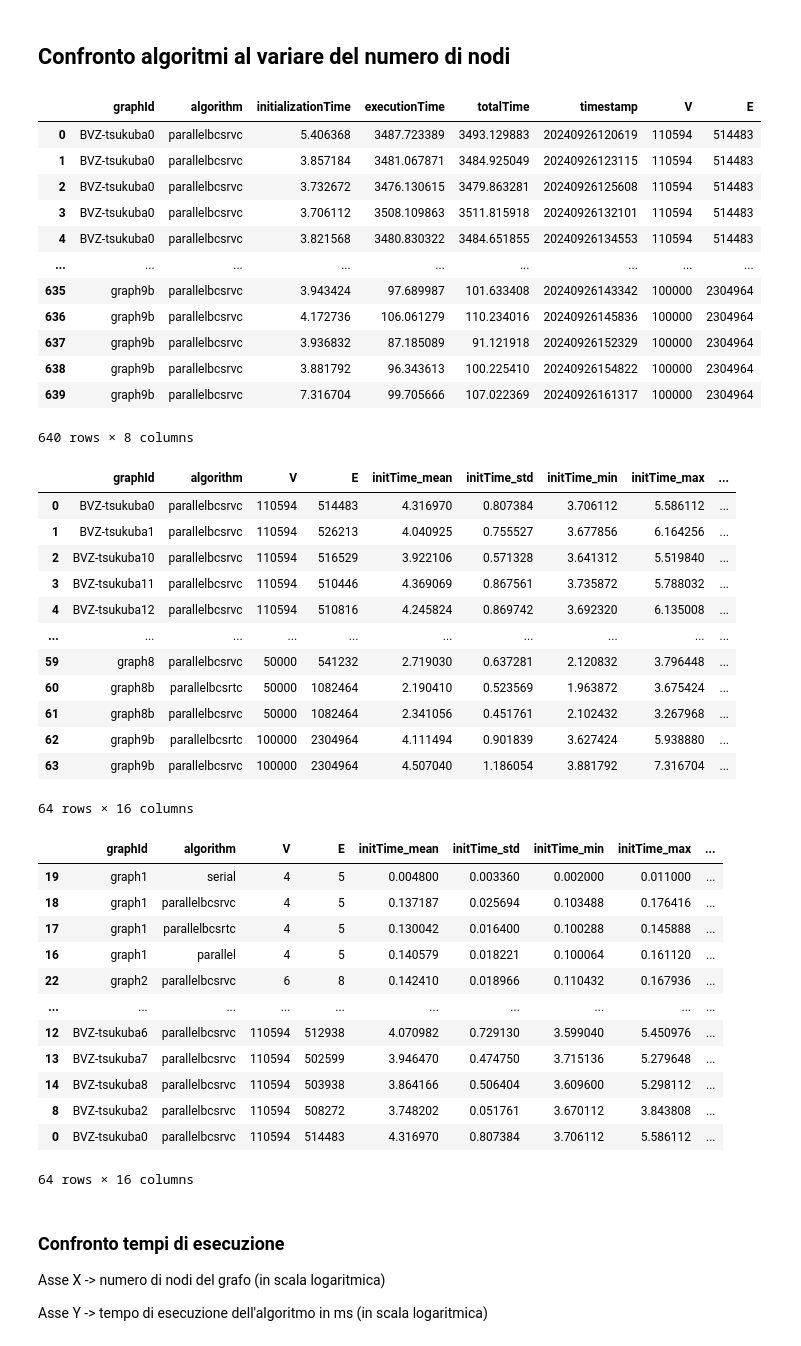
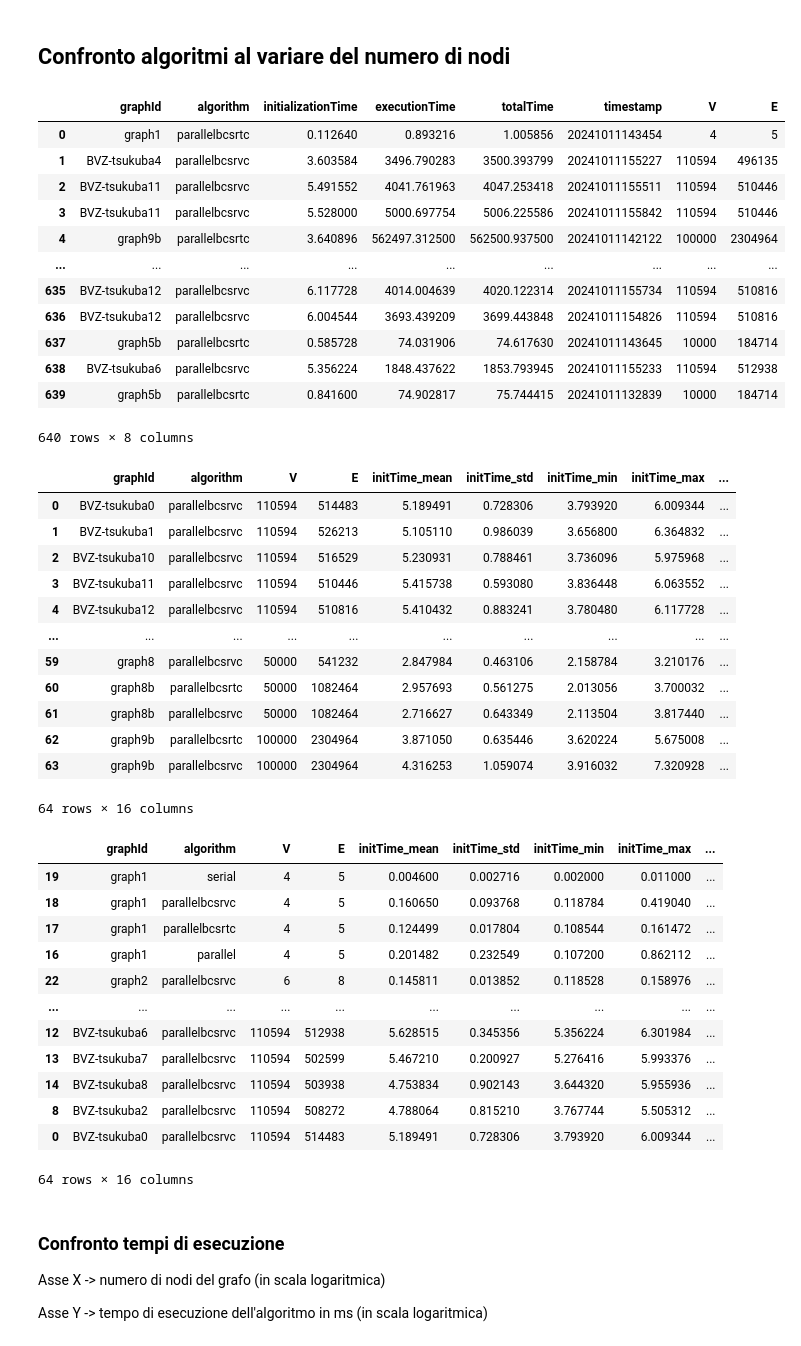
Before and after one commit to Daniele974/GraphCuts_CUDA, a Jupyter notebook: result_analysis_new.ipynb, the cells around one changed output. Saved outputs shown, nothing was run; the diff lists cells and outputs as text; code cells hidden in the pictures.

```diff
--- a/result_analysis_new.ipynb
+++ b/result_analysis_new.ipynb
@@ -5,44 +5,44 @@
 # %%
 import json
 import matplotlib.pyplot as plt
 import glob
 import pandas as pd
 import os
 import numpy as np
 import math
 
-results_path = './results/session7/'
+results_path = './results/session9/'
 files = glob.glob(results_path + '*.json')
 results = []
 
 for file in files:
     with open(file) as f:
         filename = os.path.basename(file)
         splitted_filename = filename.split('_')
         graph = splitted_filename[0]
         algorithm = splitted_filename[1]
         timestamp = splitted_filename[3].split('.')[0] if len(splitted_filename) > 3 else ''
         content = json.load(f)
         content['graphId'] = graph
         content['algorithm'] = algorithm
         content['timestamp'] = timestamp
         results.append(content)
 
 results = pd.DataFrame(results, columns=['graphId', 'algorithm', 'initializationTime', 'executionTime', 'totalTime', 'timestamp','V','E'])
 results
 # %% [output]
 |  | graphId | algorithm | initializationTime | executionTime | totalTime | timestamp | V | E |
-| 0 | BVZ-tsukuba0 | parallelbcsrvc | 5.406368 | 3487.723389 | 3493.129883 | 20240926120619 | 110594 | 514483 |
-| 1 | BVZ-tsukuba0 | parallelbcsrvc | 3.857184 | 3481.067871 | 3484.925049 | 20240926123115 | 110594 | 514483 |
-| 2 | BVZ-tsukuba0 | parallelbcsrvc | 3.732672 | 3476.130615 | 3479.863281 | 20240926125608 | 110594 | 514483 |
-| 3 | BVZ-tsukuba0 | parallelbcsrvc | 3.706112 | 3508.109863 | 3511.815918 | 20240926132101 | 110594 | 514483 |
-| 4 | BVZ-tsukuba0 | parallelbcsrvc | 3.821568 | 3480.830322 | 3484.651855 | 20240926134553 | 110594 | 514483 |
+| 0 | graph1 | parallelbcsrtc | 0.112640 | 0.893216 | 1.005856 | 20241011143454 | 4 | 5 |
+| 1 | BVZ-tsukuba4 | parallelbcsrvc | 3.603584 | 3496.790283 | 3500.393799 | 20241011155227 | 110594 | 496135 |
+| 2 | BVZ-tsukuba11 | parallelbcsrvc | 5.491552 | 4041.761963 | 4047.253418 | 20241011155511 | 110594 | 510446 |
+| 3 | BVZ-tsukuba11 | parallelbcsrvc | 5.528000 | 5000.697754 | 5006.225586 | 20241011155842 | 110594 | 510446 |
+| 4 | graph9b | parallelbcsrtc | 3.640896 | 562497.312500 | 562500.937500 | 20241011142122 | 100000 | 2304964 |
 | ... | ... | ... | ... | ... | ... | ... | ... | ... |
-| 635 | graph9b | parallelbcsrvc | 3.943424 | 97.689987 | 101.633408 | 20240926143342 | 100000 | 2304964 |
-| 636 | graph9b | parallelbcsrvc | 4.172736 | 106.061279 | 110.234016 | 20240926145836 | 100000 | 2304964 |
-| 637 | graph9b | parallelbcsrvc | 3.936832 | 87.185089 | 91.121918 | 20240926152329 | 100000 | 2304964 |
-| 638 | graph9b | parallelbcsrvc | 3.881792 | 96.343613 | 100.225410 | 20240926154822 | 100000 | 2304964 |
-| 639 | graph9b | parallelbcsrvc | 7.316704 | 99.705666 | 107.022369 | 20240926161317 | 100000 | 2304964 |
+| 635 | BVZ-tsukuba12 | parallelbcsrvc | 6.117728 | 4014.004639 | 4020.122314 | 20241011155734 | 110594 | 510816 |
+| 636 | BVZ-tsukuba12 | parallelbcsrvc | 6.004544 | 3693.439209 | 3699.443848 | 20241011154826 | 110594 | 510816 |
+| 637 | graph5b | parallelbcsrtc | 0.585728 | 74.031906 | 74.617630 | 20241011143645 | 10000 | 184714 |
+| 638 | BVZ-tsukuba6 | parallelbcsrvc | 5.356224 | 1848.437622 | 1853.793945 | 20241011155233 | 110594 | 512938 |
+| 639 | graph5b | parallelbcsrtc | 0.841600 | 74.902817 | 75.744415 | 20241011132839 | 10000 | 184714 |
 640 rows × 8 columns
 # %%
 # Aggregazione dei risultati (media, deviazione standard, minimo e massimo dei tempi)
@@ -51,17 +51,17 @@ agg_results.columns = ['graphId', 'algorithm', 'V', 'E', 'initTime_mean', 'initT
 agg_results
 # %% [output]
 |  | graphId | algorithm | V | E | initTime_mean | initTime_std | initTime_min | initTime_max | ... |
-| 0 | BVZ-tsukuba0 | parallelbcsrvc | 110594 | 514483 | 4.316970 | 0.807384 | 3.706112 | 5.586112 | ... |
-| 1 | BVZ-tsukuba1 | parallelbcsrvc | 110594 | 526213 | 4.040925 | 0.755527 | 3.677856 | 6.164256 | ... |
-| 2 | BVZ-tsukuba10 | parallelbcsrvc | 110594 | 516529 | 3.922106 | 0.571328 | 3.641312 | 5.519840 | ... |
-| 3 | BVZ-tsukuba11 | parallelbcsrvc | 110594 | 510446 | 4.369069 | 0.867561 | 3.735872 | 5.788032 | ... |
-| 4 | BVZ-tsukuba12 | parallelbcsrvc | 110594 | 510816 | 4.245824 | 0.869742 | 3.692320 | 6.135008 | ... |
+| 0 | BVZ-tsukuba0 | parallelbcsrvc | 110594 | 514483 | 5.189491 | 0.728306 | 3.793920 | 6.009344 | ... |
+| 1 | BVZ-tsukuba1 | parallelbcsrvc | 110594 | 526213 | 5.105110 | 0.986039 | 3.656800 | 6.364832 | ... |
+| 2 | BVZ-tsukuba10 | parallelbcsrvc | 110594 | 516529 | 5.230931 | 0.788461 | 3.736096 | 5.975968 | ... |
+| 3 | BVZ-tsukuba11 | parallelbcsrvc | 110594 | 510446 | 5.415738 | 0.593080 | 3.836448 | 6.063552 | ... |
+| 4 | BVZ-tsukuba12 | parallelbcsrvc | 110594 | 510816 | 5.410432 | 0.883241 | 3.780480 | 6.117728 | ... |
 | ... | ... | ... | ... | ... | ... | ... | ... | ... | ... |
-| 59 | graph8 | parallelbcsrvc | 50000 | 541232 | 2.719030 | 0.637281 | 2.120832 | 3.796448 | ... |
-| 60 | graph8b | parallelbcsrtc | 50000 | 1082464 | 2.190410 | 0.523569 | 1.963872 | 3.675424 | ... |
-| 61 | graph8b | parallelbcsrvc | 50000 | 1082464 | 2.341056 | 0.451761 | 2.102432 | 3.267968 | ... |
-| 62 | graph9b | parallelbcsrtc | 100000 | 2304964 | 4.111494 | 0.901839 | 3.627424 | 5.938880 | ... |
-| 63 | graph9b | parallelbcsrvc | 100000 | 2304964 | 4.507040 | 1.186054 | 3.881792 | 7.316704 | ... |
+| 59 | graph8 | parallelbcsrvc | 50000 | 541232 | 2.847984 | 0.463106 | 2.158784 | 3.210176 | ... |
+| 60 | graph8b | parallelbcsrtc | 50000 | 1082464 | 2.957693 | 0.561275 | 2.013056 | 3.700032 | ... |
+| 61 | graph8b | parallelbcsrvc | 50000 | 1082464 | 2.716627 | 0.643349 | 2.113504 | 3.817440 | ... |
+| 62 | graph9b | parallelbcsrtc | 100000 | 2304964 | 3.871050 | 0.635446 | 3.620224 | 5.675008 | ... |
+| 63 | graph9b | parallelbcsrvc | 100000 | 2304964 | 4.316253 | 1.059074 | 3.916032 | 7.320928 | ... |
 64 rows × 16 columns
 # %%
 # Ordinamento dei risultati in base al numero di nodi
@@ -69,17 +69,17 @@ agg_results = agg_results.sort_values(by=['V'])
 agg_results
 # %% [output]
 |  | graphId | algorithm | V | E | initTime_mean | initTime_std | initTime_min | initTime_max | ... |
-| 19 | graph1 | serial | 4 | 5 | 0.004800 | 0.003360 | 0.002000 | 0.011000 | ... |
-| 18 | graph1 | parallelbcsrvc | 4 | 5 | 0.137187 | 0.025694 | 0.103488 | 0.176416 | ... |
-| 17 | graph1 | parallelbcsrtc | 4 | 5 | 0.130042 | 0.016400 | 0.100288 | 0.145888 | ... |
-| 16 | graph1 | parallel | 4 | 5 | 0.140579 | 0.018221 | 0.100064 | 0.161120 | ... |
-| 22 | graph2 | parallelbcsrvc | 6 | 8 | 0.142410 | 0.018966 | 0.110432 | 0.167936 | ... |
+| 19 | graph1 | serial | 4 | 5 | 0.004600 | 0.002716 | 0.002000 | 0.011000 | ... |
+| 18 | graph1 | parallelbcsrvc | 4 | 5 | 0.160650 | 0.093768 | 0.118784 | 0.419040 | ... |
+| 17 | graph1 | parallelbcsrtc | 4 | 5 | 0.124499 | 0.017804 | 0.108544 | 0.161472 | ... |
+| 16 | graph1 | parallel | 4 | 5 | 0.201482 | 0.232549 | 0.107200 | 0.862112 | ... |
+| 22 | graph2 | parallelbcsrvc | 6 | 8 | 0.145811 | 0.013852 | 0.118528 | 0.158976 | ... |
 | ... | ... | ... | ... | ... | ... | ... | ... | ... | ... |
-| 12 | BVZ-tsukuba6 | parallelbcsrvc | 110594 | 512938 | 4.070982 | 0.729130 | 3.599040 | 5.450976 | ... |
-| 13 | BVZ-tsukuba7 | parallelbcsrvc | 110594 | 502599 | 3.946470 | 0.474750 | 3.715136 | 5.279648 | ... |
-| 14 | BVZ-tsukuba8 | parallelbcsrvc | 110594 | 503938 | 3.864166 | 0.506404 | 3.609600 | 5.298112 | ... |
-| 8 | BVZ-tsukuba2 | parallelbcsrvc | 110594 | 508272 | 3.748202 | 0.051761 | 3.670112 | 3.843808 | ... |
-| 0 | BVZ-tsukuba0 | parallelbcsrvc | 110594 | 514483 | 4.316970 | 0.807384 | 3.706112 | 5.586112 | ... |
+| 12 | BVZ-tsukuba6 | parallelbcsrvc | 110594 | 512938 | 5.628515 | 0.345356 | 5.356224 | 6.301984 | ... |
+| 13 | BVZ-tsukuba7 | parallelbcsrvc | 110594 | 502599 | 5.467210 | 0.200927 | 5.276416 | 5.993376 | ... |
+| 14 | BVZ-tsukuba8 | parallelbcsrvc | 110594 | 503938 | 4.753834 | 0.902143 | 3.644320 | 5.955936 | ... |
+| 8 | BVZ-tsukuba2 | parallelbcsrvc | 110594 | 508272 | 4.788064 | 0.815210 | 3.767744 | 5.505312 | ... |
+| 0 | BVZ-tsukuba0 | parallelbcsrvc | 110594 | 514483 | 5.189491 | 0.728306 | 3.793920 | 6.009344 | ... |
 64 rows × 16 columns
 # %% [markdown]
 ### Confronto tempi di esecuzione
```
Also changed, not shown: parts of 7 cells of this notebook.
